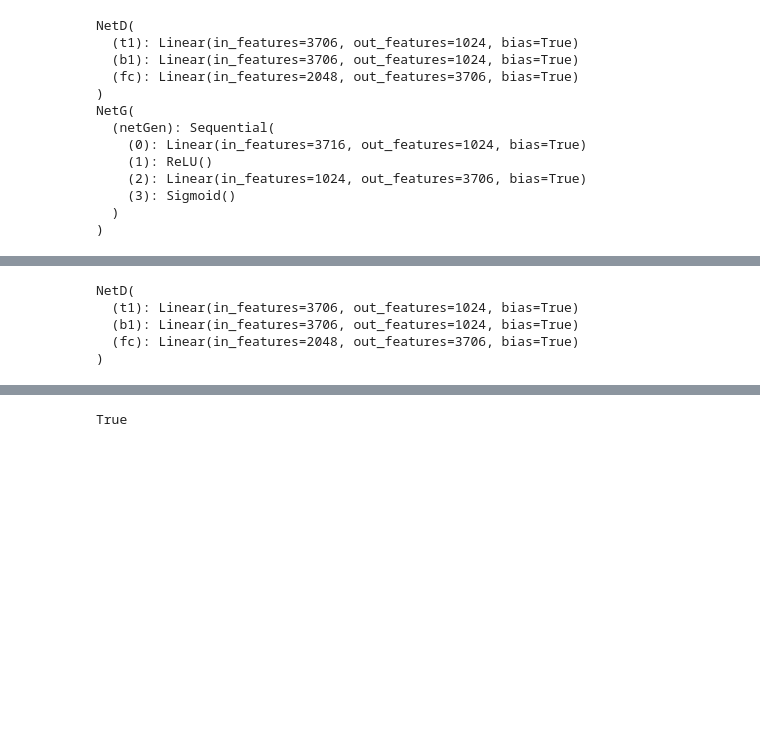
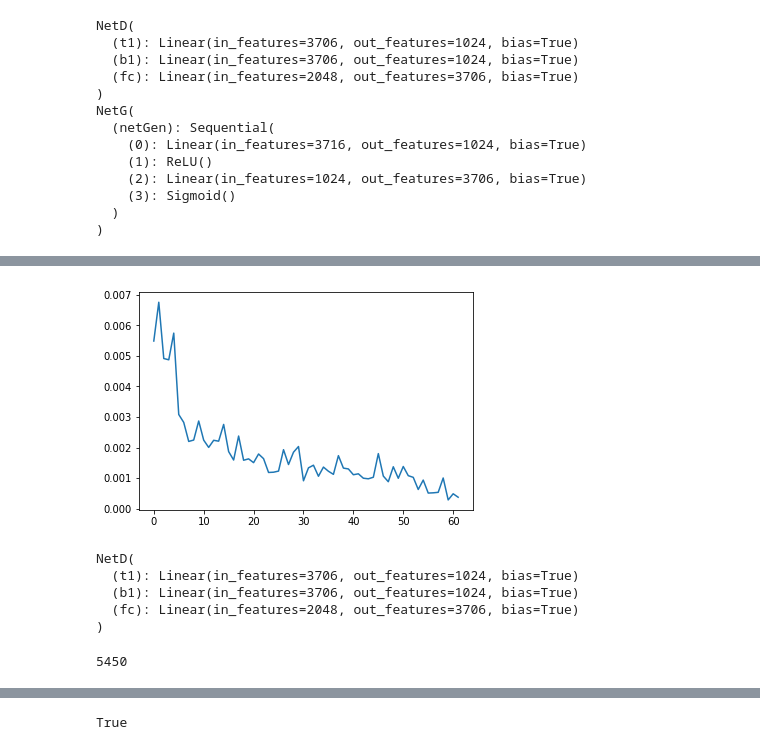
Before and after one commit to DavidTsat/master_thesis_project, a Jupyter notebook: root.ipynb, the cells around one changed output, grey strips where cells are left out. Cells and saved outputs as stored; diff of their text form; code cells hidden in the pictures; blank space fills up the shorter version.

```diff
--- a/root.ipynb
+++ b/root.ipynb
@@ -659,3 +659,8 @@ KeyboardInterrupt:
+# %%
+plt.plot(disc_losses)
+plt.show()
+# %% [output]
+[figure, added]
 # %%
 torch.save(netD_neg.state_dict(), './netD_neg-1m')
 torch.save(netG_neg.state_dict(), './netG_neg-1m')
@@ -667,3 +672,8 @@ NetD(
   (b1): Linear(in_features=3706, out_features=1024, bias=True)
   (fc): Linear(in_features=2048, out_features=3706, bias=True)
 )
+# %%
+import gc
+gc.collect()
+# %% [output]
+5450
```
Also changed, not shown: parts of 47 cells of this notebook.
